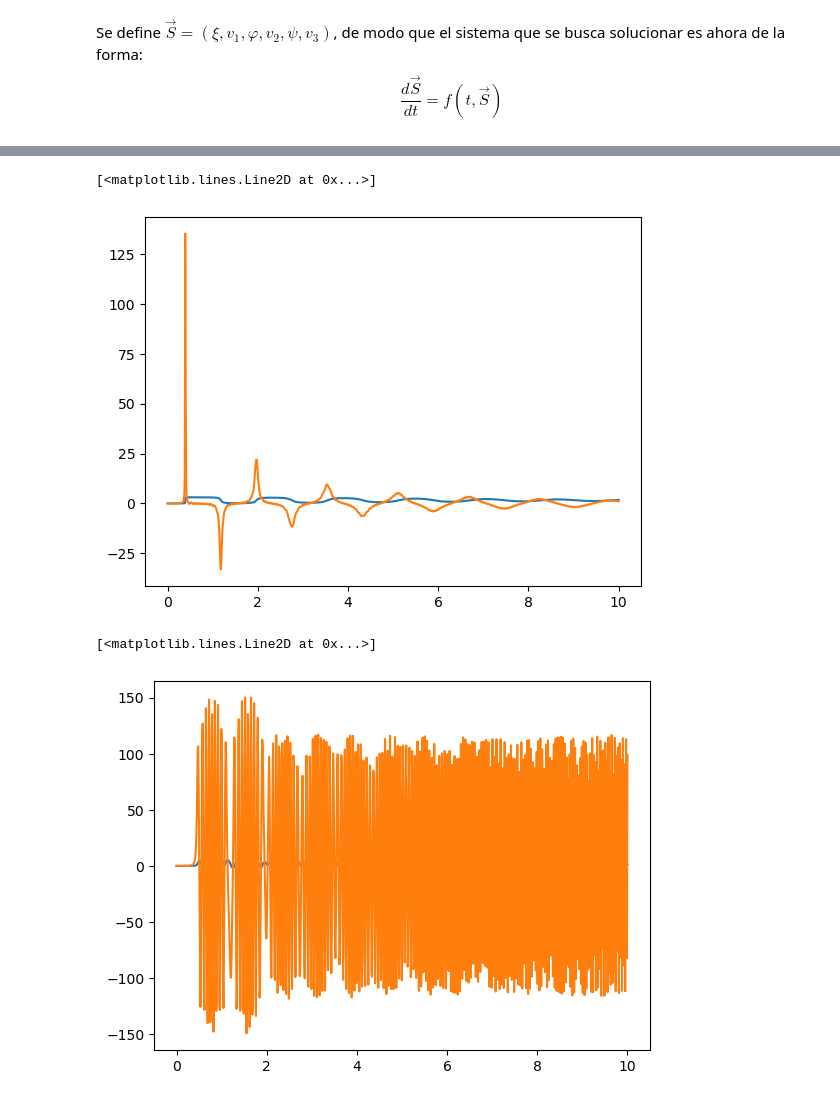
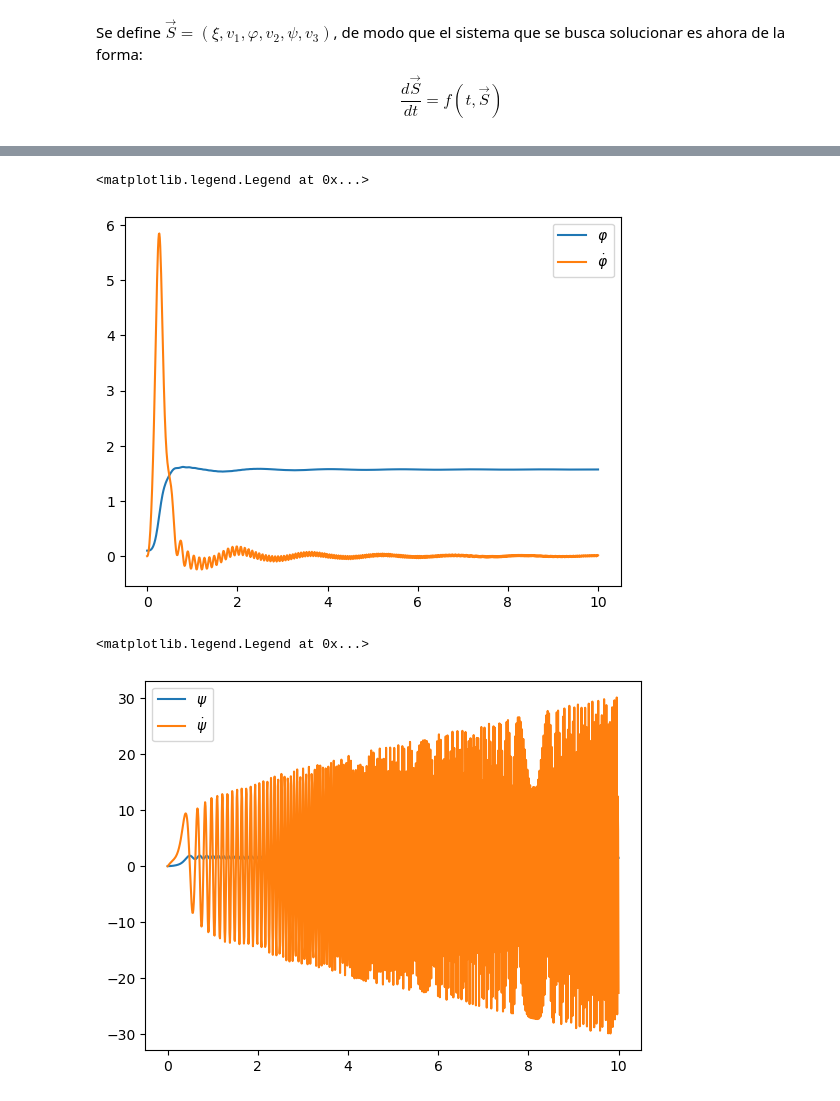
Before and after one commit to JFelipeSP/Proyecto-Herramientas, a Jupyter notebook: Proyecto.ipynb, the cells around one changed output, grey strips where cells are left out. Drawn from its saved outputs; the diff is of its cells as text; code cells hidden in the pictures.

```diff
--- a/Proyecto.ipynb
+++ b/Proyecto.ipynb
@@ -147,7 +154,7 @@ def dSdt(t, S):
     dv3dt_f(m,w,l,J_3,a,b,g,h,phi_0,k,chi,v1,phi,v2,psi,v3,t)
     ]
 # %%
-t = np.linspace(0, 102, 1_000)
+t = np.linspace(0, 10, 1_000)
 m = 50
 w = 4
 l = 0.7
@@ -155,12 +162,12 @@ J_3 = 8
 a = 0.5
 b = 3
 g = 9.8
-h = 2.4
+h = 4.5
 phi_0 = 0
 k = np.power(w, 2)*m
 
 # Iniciales xi, xi', phi, phi', psi, psi'
-y0 = [250, 0, 0, 0, 0, 0]
+y0 = [0.001, 0, 0.1, 0, 0.01, 0]
 
 #Problemas con el metodo RK45 o el solver en general, revisar ecuaciones y condiciones iniciales, pues dan derivadas muy grandes
 ans = solve_ivp(dSdt, (t[0], t[-1]), y0, method='RK45', t_eval=t)
@@ -193,12 +204,14 @@ plt.legend()
 # %%
-plt.plot(ans.t, phi)
-plt.plot(ans.t, phi_d)
+plt.plot(ans.t, phi, label=r'$\varphi$')
+plt.plot(ans.t, phi_d, label=r'$\dot{\varphi}$')
+plt.legend()
 # %% [output]
-[<matplotlib.lines.Line2D at 0x...>]
+<matplotlib.legend.Legend at 0x...>
-[figure, old version]
+[figure, new version]
 # %%
-plt.plot(ans.t, psi)
-plt.plot(ans.t, psi_d)
+plt.plot(ans.t, psi, label=r'$\psi$')
+plt.plot(ans.t, psi_d, label=r'$\dot{\psi}$')
+plt.legend()
 # %% [output]
-[<matplotlib.lines.Line2D at 0x...>]
+<matplotlib.legend.Legend at 0x...>
-[figure, old version]
+[figure, new version]
```
Also changed, not shown: parts of 8 cells of this notebook.
